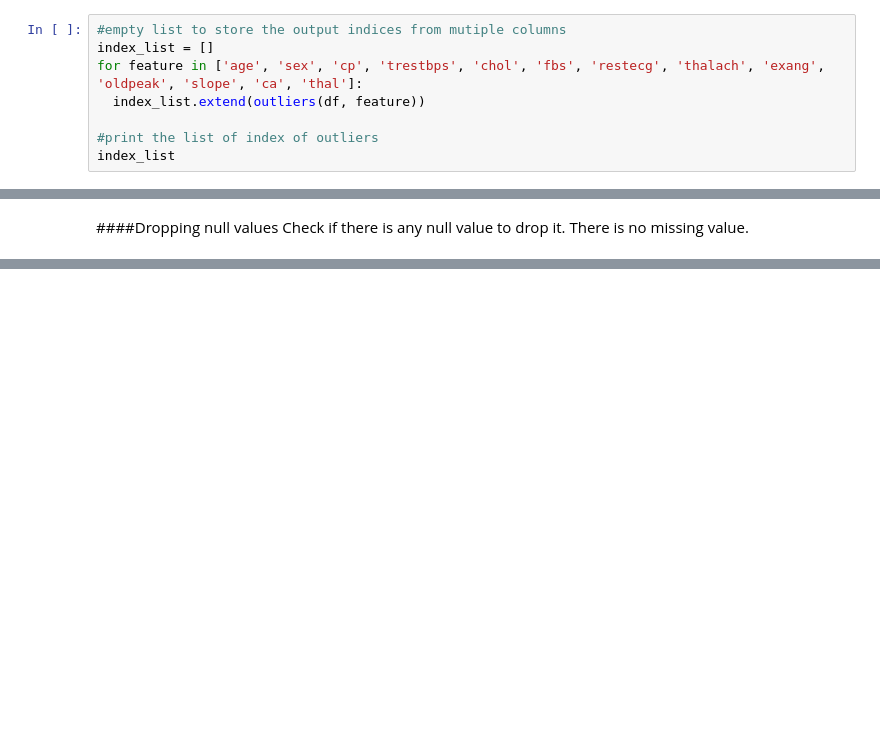
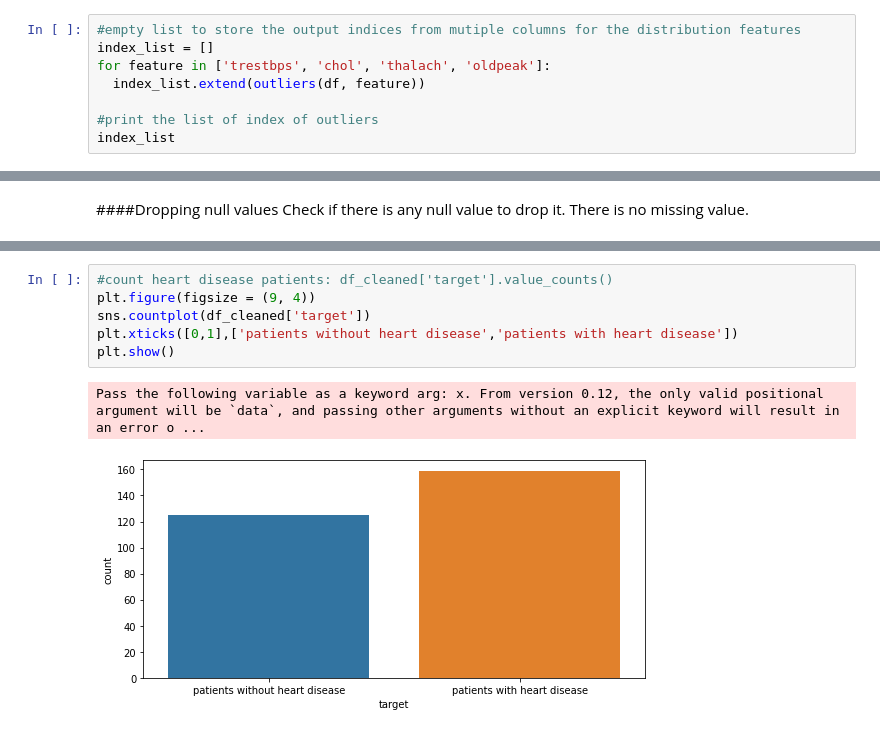
Before and after one commit to jik003/Machine-Learning_Project, a Jupyter notebook: Heart_Disease_data_eda.ipynb, the cells around one changed output, grey strips where cells are left out. Drawn from its saved outputs; the diff is of its cells as text; blank space fills up the shorter version.

```diff
--- a/Heart_Disease_data_eda.ipynb
+++ b/Heart_Disease_data_eda.ipynb
@@ -259,7 +272,7 @@ def outliers(df, features):
 # %%
-#empty list to store the output indices from mutiple columns
+#empty list to store the output indices from mutiple columns for the distribution features
 index_list = []
-for feature in ['age', 'sex', 'cp', 'trestbps', 'chol', 'fbs', 'restecg', 'thalach', 'exang', 'oldpeak', 'slope', 'ca', 'thal']:
+for feature in ['trestbps', 'chol', 'thalach', 'oldpeak']:
   index_list.extend(outliers(df, feature))
 
 #print the list of index of outliers
@@ -657,0 +374,9 @@ Name: target, dtype: float64
+# %%
+#count heart disease patients: df_cleaned['target'].value_counts()
+plt.figure(figsize = (9, 4))
+sns.countplot(df_cleaned['target'])
+plt.xticks([0,1],['patients without heart disease','patients with heart disease'])
+plt.show()
+# %% [output]
+Pass the following variable as a keyword arg: x. From version 0.12, the only valid positional argument will be `data`, and passing other arguments without an explicit keyword will result in an error o ...
+[figure, added]
```
Also changed, not shown: parts of 67 cells of this notebook.
